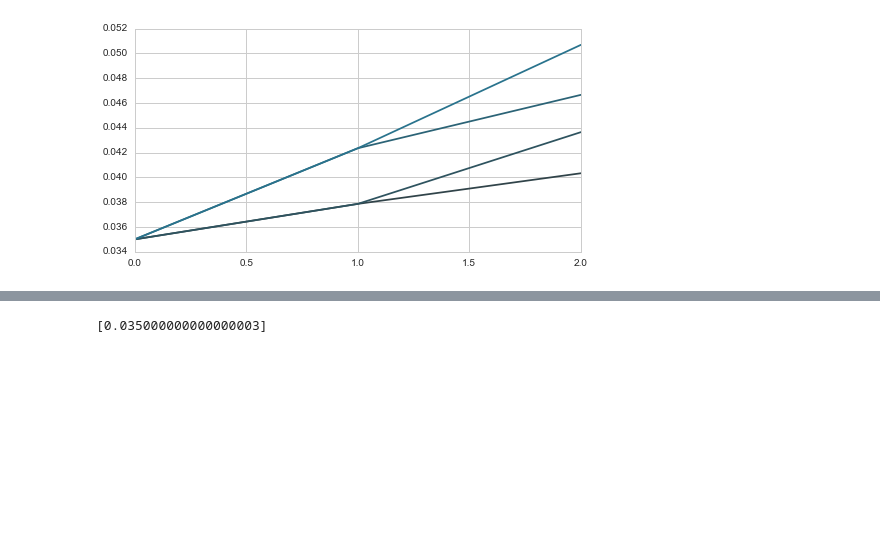
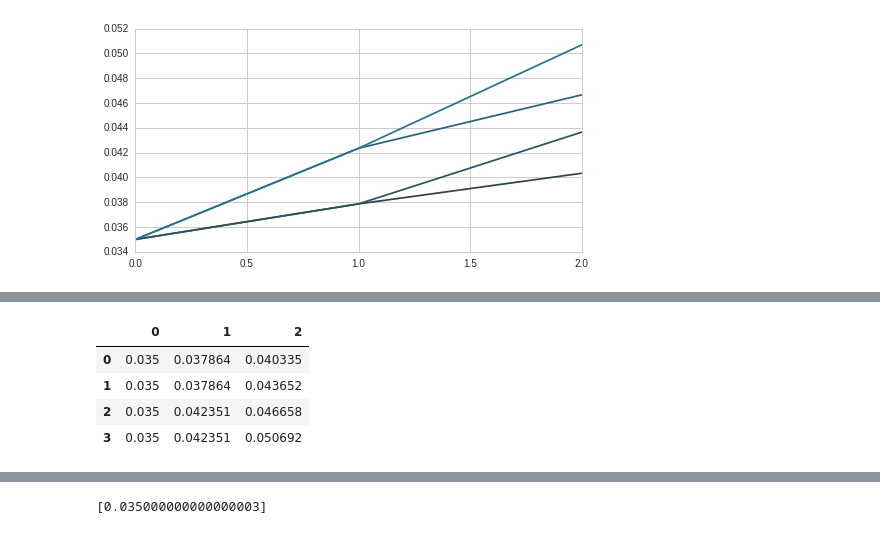
Before and after one commit to ucaiado/ShortRate_Model, a Jupyter notebook: Kalotay-Williams-Fabozzi.ipynb, the cells around one changed output, grey strips where cells are left out. Saved outputs shown, nothing was run; the diff lists cells and outputs as text; code cells hidden in the pictures; blank space fills up the shorter version.

```diff
--- a/Kalotay-Williams-Fabozzi.ipynb
+++ b/Kalotay-Williams-Fabozzi.ipynb
@@ -681,0 +188,8 @@ df.T.mean().plot()
+# %%
+df.T
+# %% [output]
+|  | 0 | 1 | 2 |
+| 0 | 0.035 | 0.037864 | 0.040335 |
+| 1 | 0.035 | 0.037864 | 0.043652 |
+| 2 | 0.035 | 0.042351 | 0.046658 |
+| 3 | 0.035 | 0.042351 | 0.050692 |
```
Also changed, not shown: parts of 122 cells of this notebook, 1 other file.
